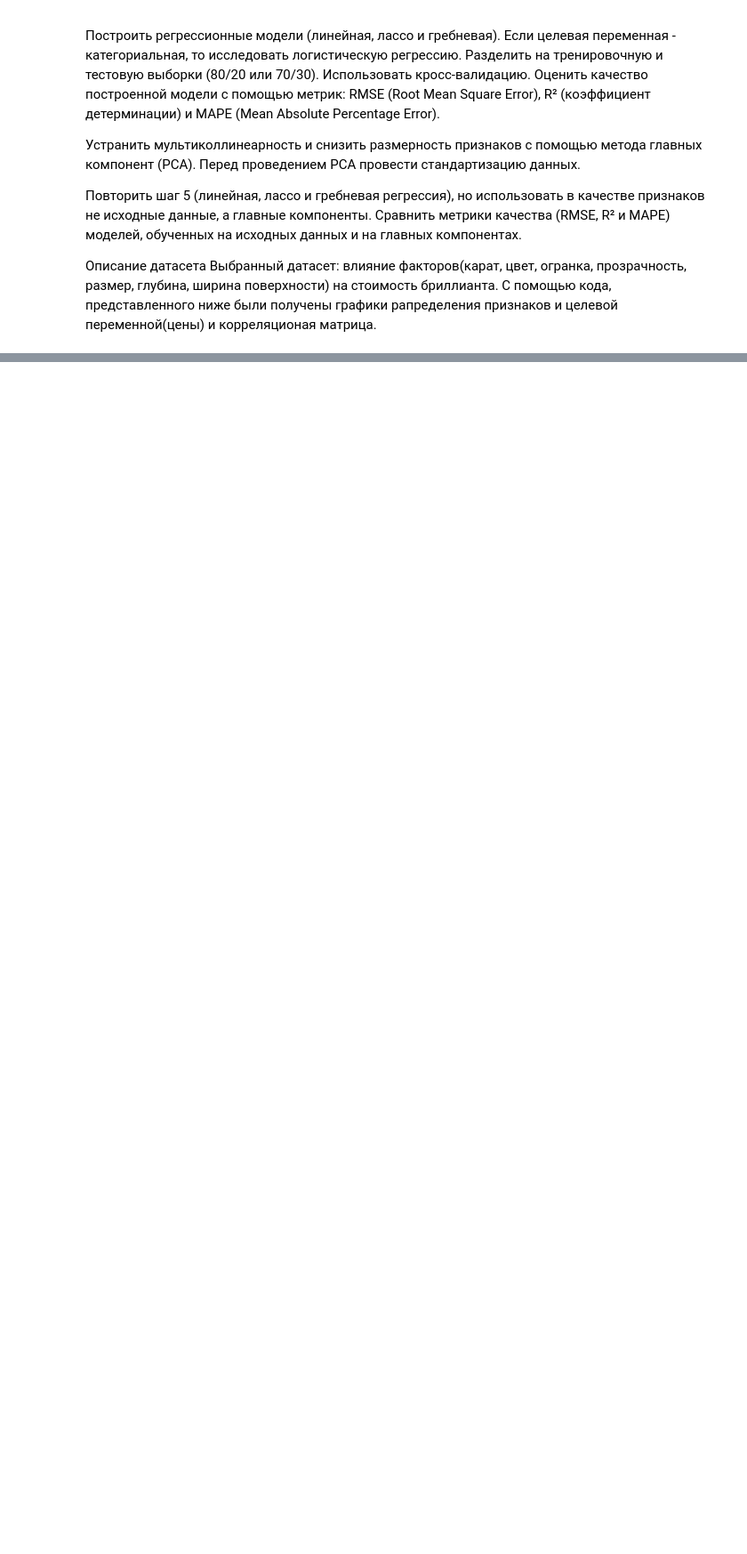
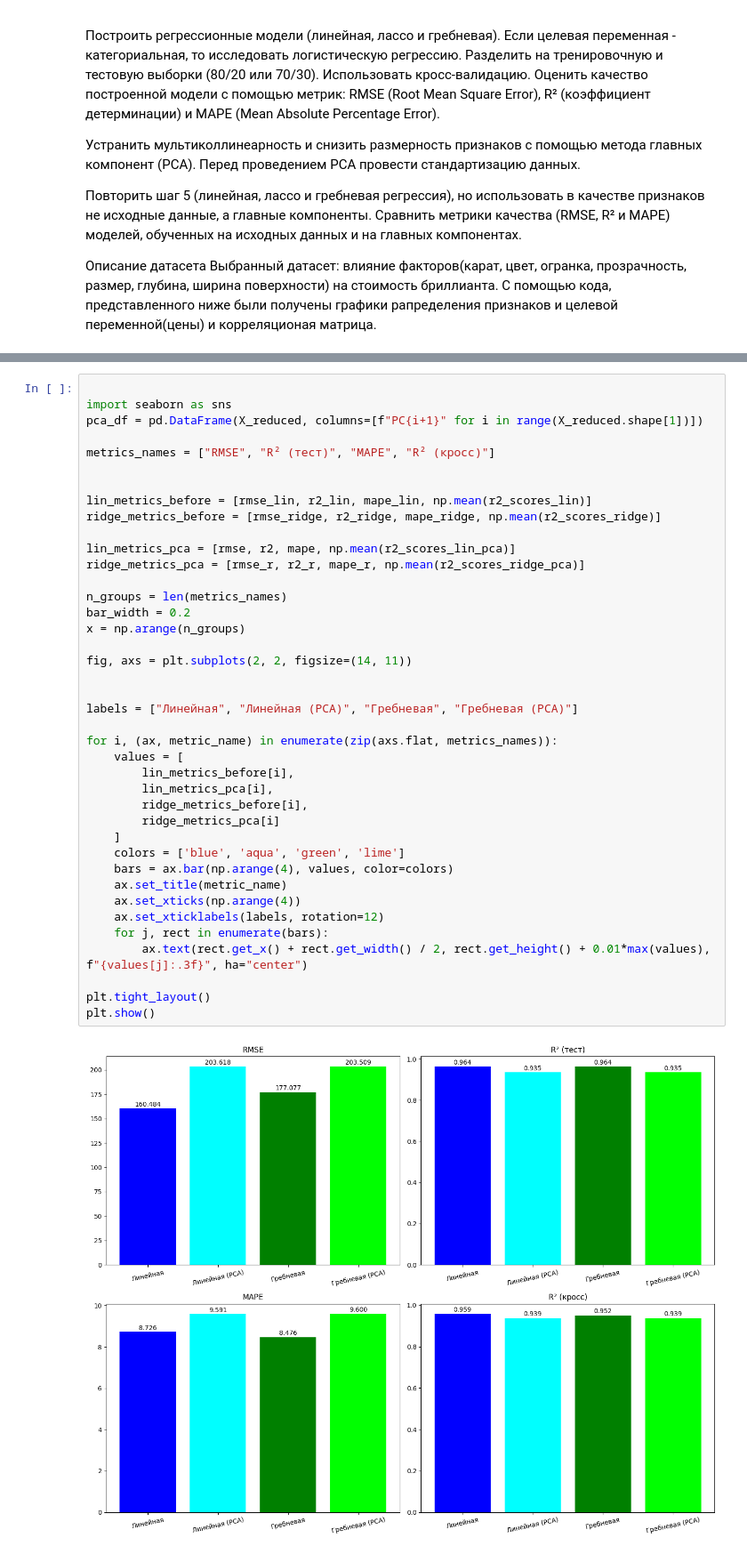
Before and after one commit to valkbloody/AI-terminator-arnold-skynet, a Jupyter notebook: lab1.ipynb, the cells around one changed output, grey strips where cells are left out. Shown at 89% size. Drawn from its saved outputs; the diff is of its cells as text; blank space fills up the shorter version.

```diff
--- a/lab1.ipynb
+++ b/lab1.ipynb
@@ -163,0 +509,42 @@ print(vif_data)
+# %%
+
+import seaborn as sns
+pca_df = pd.DataFrame(X_reduced, columns=[f"PC{i+1}" for i in range(X_reduced.shape[1])])
+
+metrics_names = ["RMSE", "R² (тест)", "MAPE", "R² (кросс)"]
+
+
+lin_metrics_before = [rmse_lin, r2_lin, mape_lin, np.mean(r2_scores_lin)]
+ridge_metrics_before = [rmse_ridge, r2_ridge, mape_ridge, np.mean(r2_scores_ridge)]
+
+lin_metrics_pca = [rmse, r2, mape, np.mean(r2_scores_lin_pca)]
+ridge_metrics_pca = [rmse_r, r2_r, mape_r, np.mean(r2_scores_ridge_pca)]
+
+n_groups = len(metrics_names)
+bar_width = 0.2
+x = np.arange(n_groups)
+
+fig, axs = plt.subplots(2, 2, figsize=(14, 11))
+
+
+labels = ["Линейная", "Линейная (PCA)", "Гребневая", "Гребневая (PCA)"]
+
+for i, (ax, metric_name) in enumerate(zip(axs.flat, metrics_names)):
+    values = [
+        lin_metrics_before[i],
+        lin_metrics_pca[i],
+        ridge_metrics_before[i],
+        ridge_metrics_pca[i]
+    ]
+    colors = ['blue', 'aqua', 'green', 'lime']
+    bars = ax.bar(np.arange(4), values, color=colors)
+    ax.set_title(metric_name)
+    ax.set_xticks(np.arange(4))
+    ax.set_xticklabels(labels, rotation=12)
+    for j, rect in enumerate(bars):
+        ax.text(rect.get_x() + rect.get_width() / 2, rect.get_height() + 0.01*max(values), f"{values[j]:.3f}", ha="center")
+
+plt.tight_layout()
+plt.show()
+# %% [output]
+[figure, added]
```
Also changed, not shown: parts of 10 cells of this notebook.
